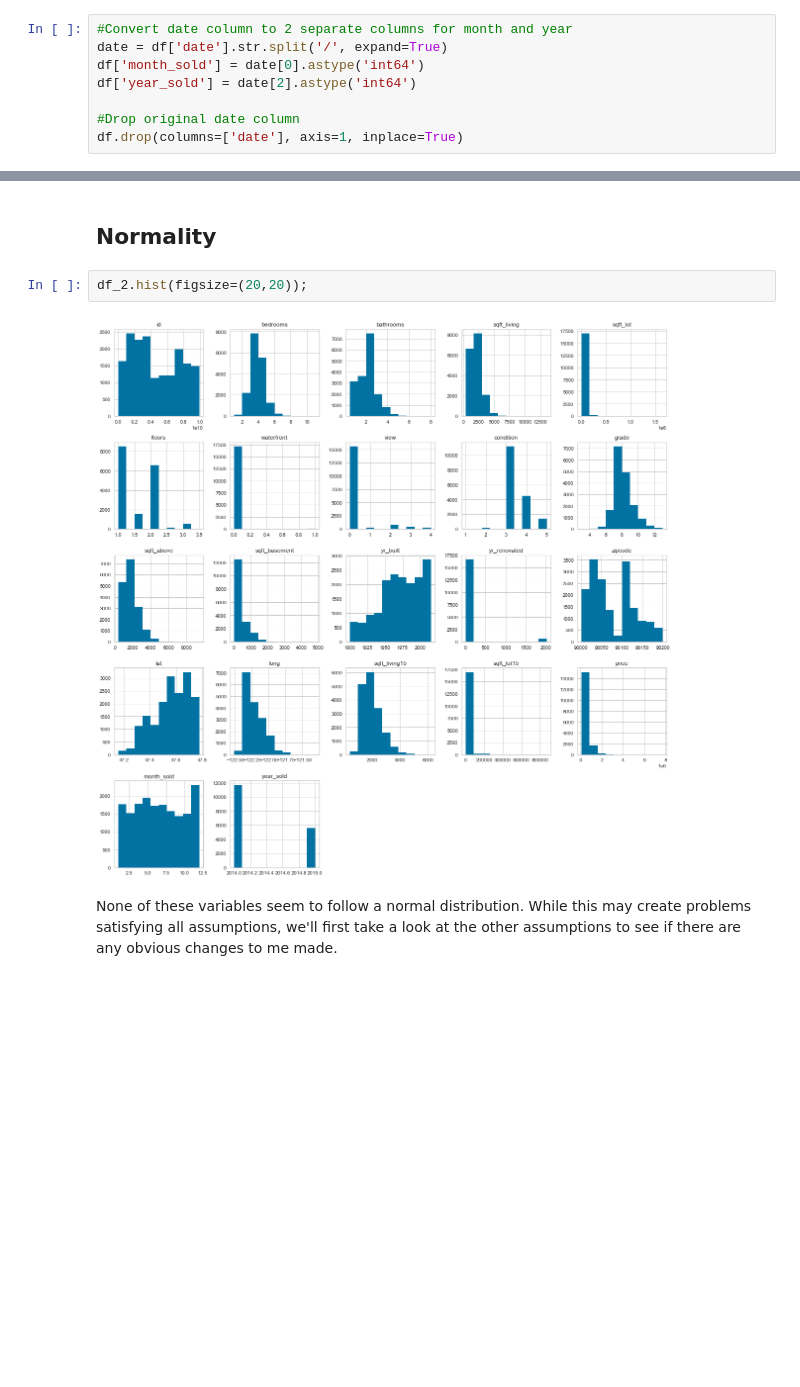
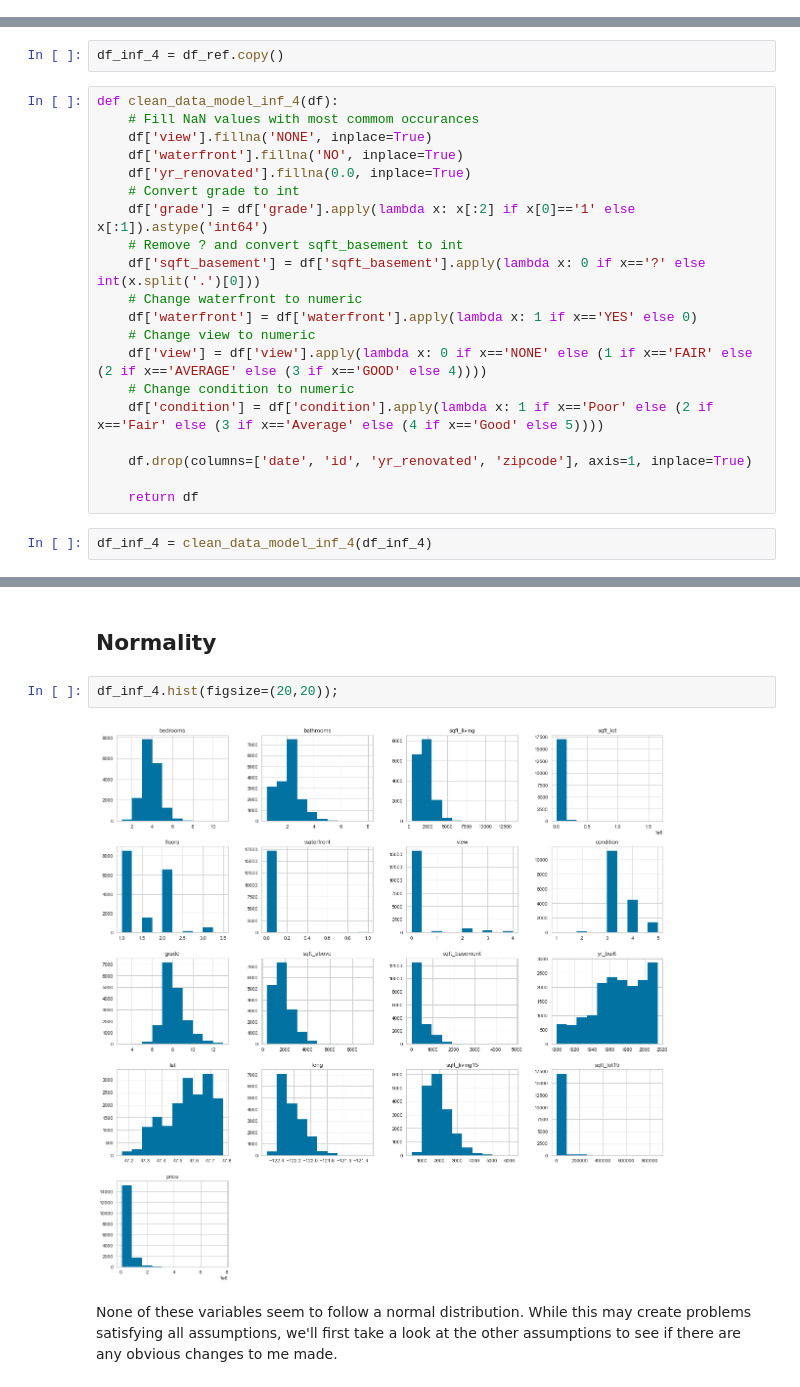
Before and after one commit to DataDoggo215/dsc-phase2-project, a Jupyter notebook: Master.ipynb, the cells around one changed output, grey strips where cells are left out. Drawn from its saved outputs; the diff is of its cells as text; blank space fills up the shorter version.

```diff
--- a/Master.ipynb
+++ b/Master.ipynb
@@ -146,8 +69,0 @@ df['condition'] = df['condition'].apply(lambda x: 1 if x=='Poor' else (2 if x=='
-# %%
-#Convert date column to 2 separate columns for month and year
-date = df['date'].str.split('/', expand=True)
-df['month_sold'] = date[0].astype('int64')
-df['year_sold'] = date[2].astype('int64')
-
-#Drop original date column
-df.drop(columns=['date'], axis=1, inplace=True)
@@ -273,0 +321,24 @@ df_2 = df.copy()
+# %%
+df_inf_4 = df_ref.copy()
+# %%
+def clean_data_model_inf_4(df):
+    # Fill NaN values with most commom occurances
+    df['view'].fillna('NONE', inplace=True)
+    df['waterfront'].fillna('NO', inplace=True)
+    df['yr_renovated'].fillna(0.0, inplace=True)
+    # Convert grade to int
+    df['grade'] = df['grade'].apply(lambda x: x[:2] if x[0]=='1' else x[:1]).astype('int64')
+    # Remove ? and convert sqft_basement to int
+    df['sqft_basement'] = df['sqft_basement'].apply(lambda x: 0 if x=='?' else int(x.split('.')[0]))
+    # Change waterfront to numeric
+    df['waterfront'] = df['waterfront'].apply(lambda x: 1 if x=='YES' else 0)
+    # Change view to numeric
+    df['view'] = df['view'].apply(lambda x: 0 if x=='NONE' else (1 if x=='FAIR' else (2 if x=='AVERAGE' else (3 if x=='GOOD' else 4))))
+    # Change condition to numeric
+    df['condition'] = df['condition'].apply(lambda x: 1 if x=='Poor' else (2 if x=='Fair' else (3 if x=='Average' else (4 if x=='Good' else 5))))
+
+    df.drop(columns=['date', 'id', 'yr_renovated', 'zipcode'], axis=1, inplace=True)
+
+    return df
+# %%
+df_inf_4 = clean_data_model_inf_4(df_inf_4)
@@ -276,9 +416,9 @@ df_2 = df.copy()
 # %% [markdown]
 ## Normality
 # %%
-df_2.hist(figsize=(20,20));
+df_inf_4.hist(figsize=(20,20));
 # %% [output]
-[figure, old version]
+[figure, new version]
 # %% [markdown]
 None of these variables seem to follow a normal distribution. While this may create problems satisfying all assumptions, we'll first take a look at the other assumptions to see if there are any obvious changes to me made.
 # %% [markdown]
```
Also changed, not shown: parts of 211 cells of this notebook, 4 other files.
